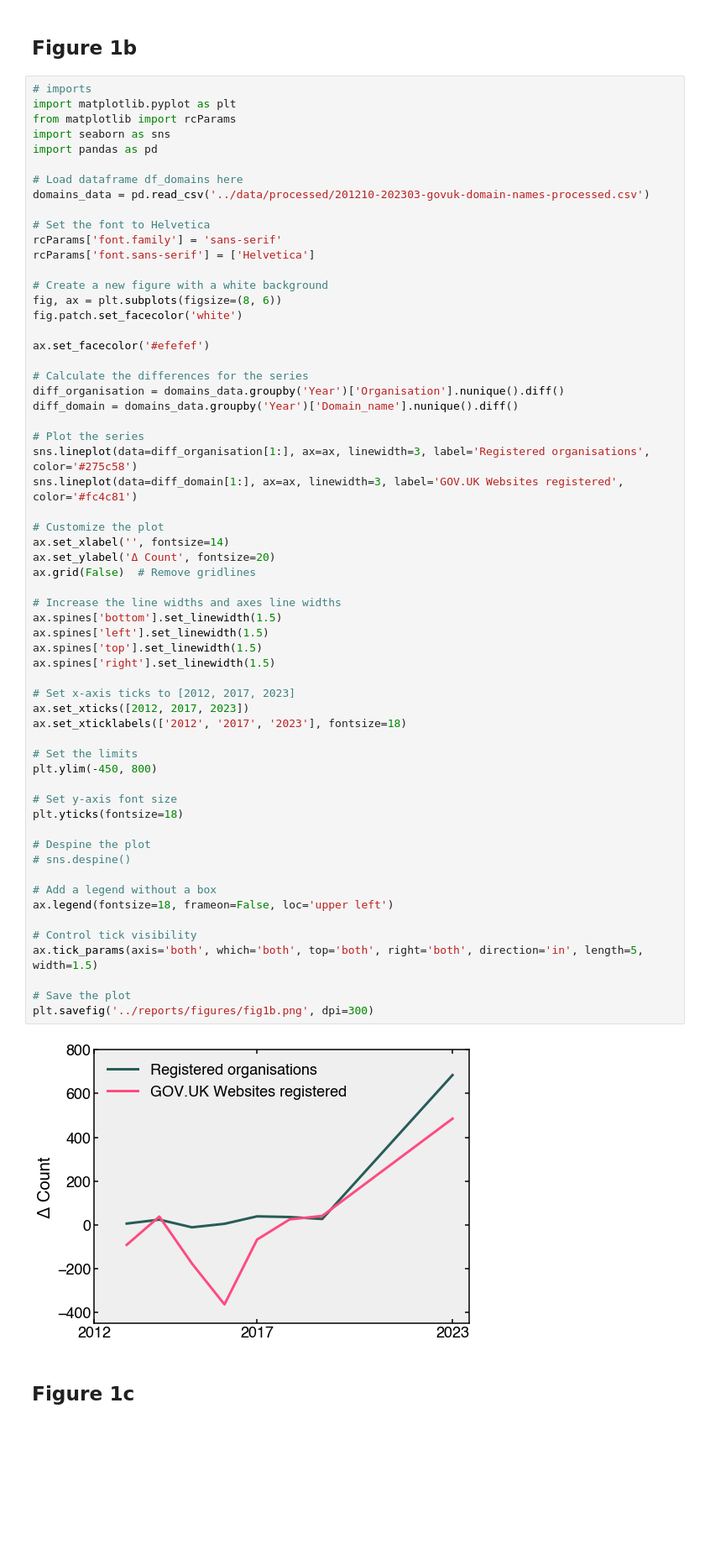
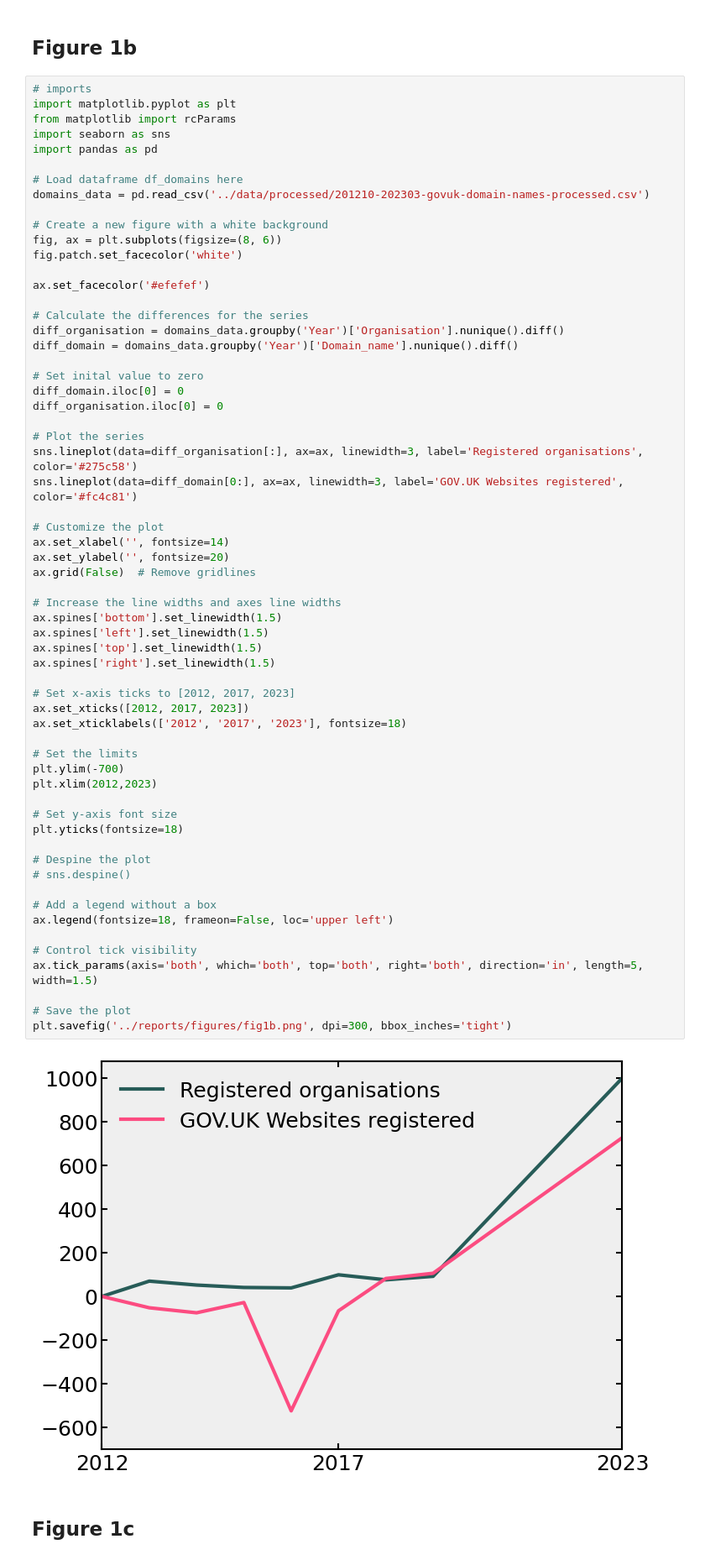
Before and after one commit to ai-for-public-services/structural-insights-into-uk-gov, a Jupyter notebook: notebooks/01-figure-1.ipynb, the cells around one changed output. Shown at 84% size. Drawn from its saved outputs; the diff is of its cells as text; blank space fills up the shorter version.

```diff
--- a/notebooks/01-figure-1.ipynb
+++ b/notebooks/01-figure-1.ipynb
@@ -9,10 +9,6 @@ import pandas as pd
 
 # Load dataframe df_domains here
 domains_data = pd.read_csv('../data/processed/201210-202303-govuk-domain-names-processed.csv')
-
-# Set the font to Helvetica
-rcParams['font.family'] = 'sans-serif'
-rcParams['font.sans-serif'] = ['Helvetica']
 
 # Create a new figure with a white background
 fig, ax = plt.subplots(figsize=(8, 6))
@@ -24,44 +20,49 @@ ax.set_facecolor('#efefef')
 diff_organisation = domains_data.groupby('Year')['Organisation'].nunique().diff()
 diff_domain = domains_data.groupby('Year')['Domain_name'].nunique().diff()
 
+# Set inital value to zero
+diff_domain.iloc[0] = 0
+diff_organisation.iloc[0] = 0
+
 # Plot the series
-sns.lineplot(data=diff_organisation[1:], ax=ax, linewidth=3, label='Registered organisations', color='#275c58')
-sns.lineplot(data=diff_domain[1:], ax=ax, linewidth=3, label='GOV.UK Websites registered', color='#fc4c81')
+sns.lineplot(data=diff_organisation[:], ax=ax, linewidth=3, label='Registered organisations', color='#275c58')
+sns.lineplot(data=diff_domain[0:], ax=ax, linewidth=3, label='GOV.UK Websites registered', color='#fc4c81')
 
 # Customize the plot
 ax.set_xlabel('', fontsize=14)
-ax.set_ylabel('Δ Count', fontsize=20)
+ax.set_ylabel('', fontsize=20)
 ax.grid(False)  # Remove gridlines
 
 # Increase the line widths and axes line widths
 ax.spines['bottom'].set_linewidth(1.5)
 ax.spines['left'].set_linewidth(1.5)
 ax.spines['top'].set_linewidth(1.5)
 ax.spines['right'].set_linewidth(1.5)
 
 # Set x-axis ticks to [2012, 2017, 2023]
 ax.set_xticks([2012, 2017, 2023])
 ax.set_xticklabels(['2012', '2017', '2023'], fontsize=18)
 
 # Set the limits
-plt.ylim(-450, 800)
+plt.ylim(-700)
+plt.xlim(2012,2023)
 
 # Set y-axis font size
 plt.yticks(fontsize=18)
 
 # Despine the plot
 # sns.despine()
 
 # Add a legend without a box
 ax.legend(fontsize=18, frameon=False, loc='upper left')
 
 # Control tick visibility
 ax.tick_params(axis='both', which='both', top='both', right='both', direction='in', length=5, width=1.5)
 
 # Save the plot
-plt.savefig('../reports/figures/fig1b.png', dpi=300)
+plt.savefig('../reports/figures/fig1b.png', dpi=300, bbox_inches='tight')
 # %% [output]
-[figure, old version]
+[figure, new version]
 # %% [markdown]
 ## Figure 1c
 # %%
```
Also changed, not shown: 8 other files.
